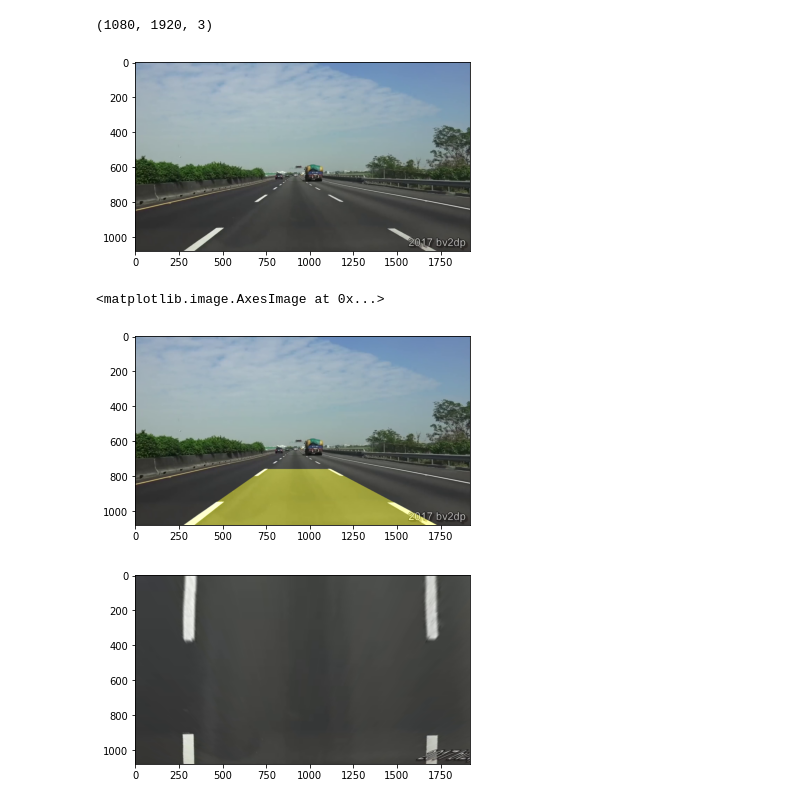
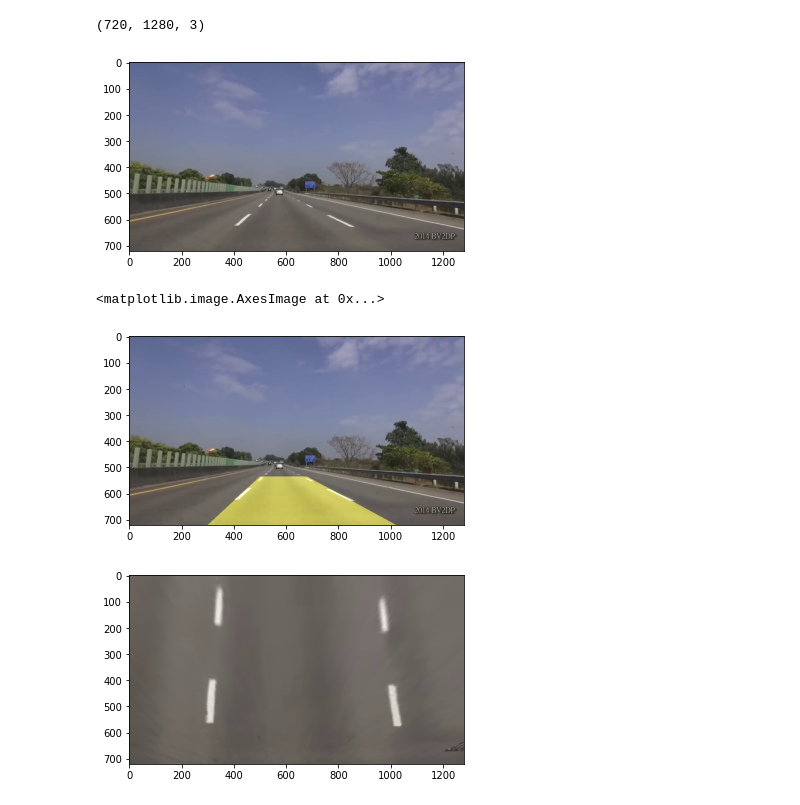
Before and after one commit to Abner0627/Advanced-Finding-Lane-Lines-on-the-Road, a Jupyter notebook: main.ipynb, the cells around one changed output. Cells and saved outputs as stored; diff of their text form; code cells hidden in the pictures.

```diff
--- a/main.ipynb
+++ b/main.ipynb
@@ -12,7 +12,7 @@ import os
 
 #%% Load video
 P = './data'
-V = 'tw_NH1.mp4'
+V = 'tw_NH3.mp4'
 sV = 'Lane_' + V
 vc = cv2.VideoCapture(os.path.join(P, V))
 fps = vc.get(cv2.CAP_PROP_FPS)
@@ -32,40 +32,40 @@ img = img[:,:,[2,1,0]]
 plt.imshow(img)
 print(img.shape)
 # %% [output]
-(1080, 1920, 3)
+(720, 1280, 3)
-[figure, old version]
+[figure, new version]
 # %%
 #%% Transform
 src = np.float32(
-            [[280, 1080],  # Bottom left
-             [740, 760],  # Top left
-             [1123, 760],  # Top right
-             [1730, 1080]]) # Bottom right
+            [[300, 720],  # Bottom left
+             [500, 535],  # Top left
+             [680, 535],  # Top right
+             [1020, 720]]) # Bottom right
 
 dst = np.float32(
-            [[280, 1080],  # Bottom left
-             [280, 0],  # Top left
-             [1730, 0],  # Top right
-             [1730, 1080]]) # Bottom right
+            [[300, 720],  # Bottom left
+             [300, 0],  # Top left
+             [1020, 0],  # Top right
+             [1020, 720]]) # Bottom right
 
 img_size = (img.shape[1], img.shape[0])
 M = cv2.getPerspectiveTransform(src, dst)
 M_inv = cv2.getPerspectiveTransform(dst, src)
 img_warped = cv2.warpPerspective(img, M, img_size)
 
 #====================
 region = np.zeros((img.shape[0], img.shape[1], 3), np.uint8)
 cv2.fillConvexPoly(region, np.int_([src]), (100, 100, 0))
 region_mask = cv2.addWeighted(img, 1, region, 1, 0)
 
 fig_0 = plt.figure(0)
 plt.imshow(region_mask)
 fig_1 = plt.figure(1)
 plt.imshow(img_warped)
 # %% [output]
 <matplotlib.image.AxesImage at 0x...>
-[figure, old version]
+[figure, new version]
-[figure, old version]
+[figure, new version]
 # %%
 #%% Binary
 gray_img =cv2.cvtColor(img_warped, cv2.COLOR_BGR2GRAY)
```
Also changed, not shown: parts of 6 cells of this notebook, 3 other files.
